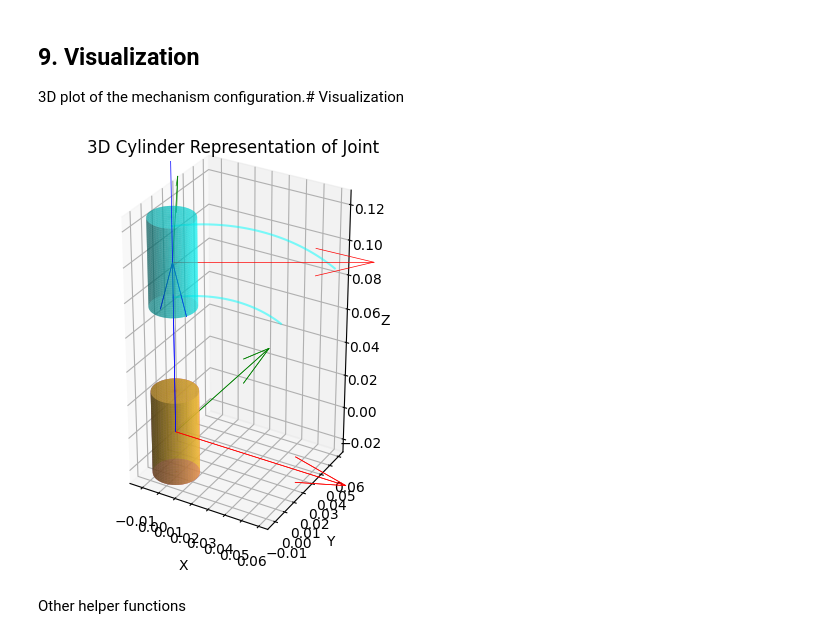
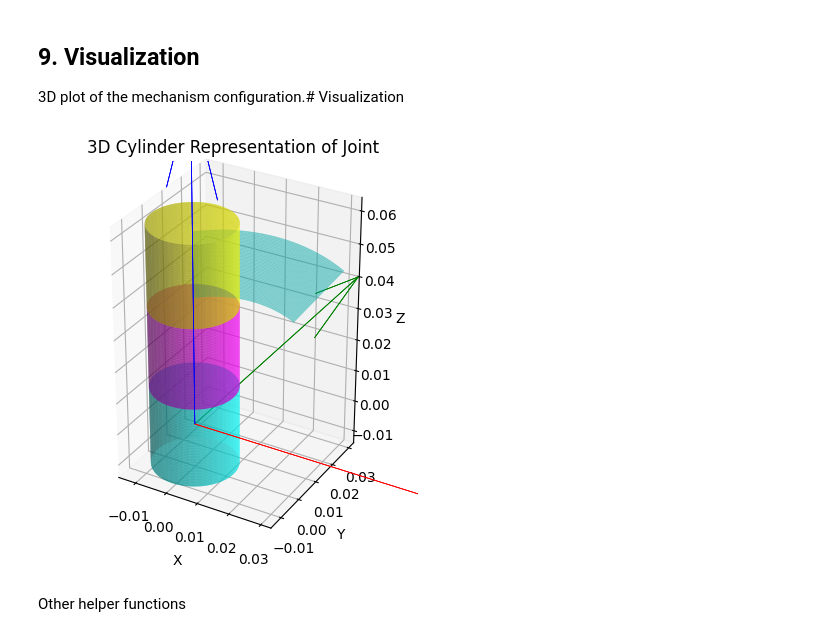
Before and after one commit to ChawinOph/spm-mechanics, a Jupyter notebook: notebooks/spm_kinematics.ipynb, the cells around one changed output. Saved outputs shown, nothing was run; the diff lists cells and outputs as text; code cells hidden in the pictures.

```diff
--- a/notebooks/spm_kinematics.ipynb
+++ b/notebooks/spm_kinematics.ipynb
@@ -1024,11 +976,11 @@ def plot_mechanism(theta_vals, alpha_i1_val=np.pi/2, title="3-RRR SPM Configurat
 # %%
 # plot 3D cylinder of joint
-def plot_joint_cylinder(ax, tf_mat=np.eye(4), radius=0.0125, height=0.05, color='cyan', alpha=0.5):
+def plot_joint_cylinder(ax, tf_mat=np.eye(4), z_offset=0.0, radius=0.0125, height=0.025, color='cyan', alpha=0.5):
     # number of points around circumference and height
     N = 50
 
     # Create cylinder points in local frame
-    z = np.linspace(-height/2, height/2, N)
+    z = np.linspace(-height/2 + z_offset, height/2 + z_offset, N)
     theta = np.linspace(0, 2 * np.pi, N)
     Z, Theta = np.meshgrid(z, theta)
     X = radius * np.cos(Theta)
@@ -1036,11 +988,11 @@ def plot_joint_cylinder(ax, tf_mat=np.eye(4), radius=0.0125, height=0.05, color=
 
     # draw lids for better visualization of the joint as a solid cylinder
     Radius, Theta = np.meshgrid(np.linspace(0, radius, N), theta)
-    Z_upper_lid = np.full_like(Z, height/2)
+    Z_upper_lid = np.full_like(Z, height/2 + z_offset)
     X_upperlid = Radius * np.cos(Theta)
     Y_upperlid = Radius * np.sin(Theta)
 
-    Z_lower_lid = np.full_like(Z, -height/2)
+    Z_lower_lid = np.full_like(Z, -height/2 + z_offset)
     X_lowerlid = Radius * np.cos(Theta)
     Y_lowerlid = Radius * np.sin(Theta)
 
@@ -1071,61 +1023,69 @@ def transform_points(tf_mat, X, Y, Z):
     transformed_points = tf_mat @ points
     return transformed_points[0, :].reshape(X.shape), transformed_points[1, :].reshape(Y.shape), transformed_points[2, :].reshape(Z.shape)
 
-def draw_curved_link(ax, u1, u2, radius=0.1, color='cyan', alpha=0.5):
+def draw_curved_link(ax, u1, u2, z_offset=0.0, radius=0.1, color='cyan', alpha=0.5):
     """Draw a curved link between two unit vectors u1 and u2."""
     # Create a curve from u1 to u2
     t = np.linspace(0, 1, 100)
     curve = (1 - t)[:, None] * u1 + t[:, None] * u2
     curve = curve / np.linalg.norm(curve, axis=1)[:, None] * radius  # scale to desired radius
+    curve[:, 2] += z_offset  # offset in z direction
 
     # Plot the curve
     ax.plot(curve[:, 0], curve[:, 1], curve[:, 2], color=color, alpha=alpha)
 
 
 def draw_curved_link_surface(ax, u1, u2, radius=0.1, thickness=0.02, color='cyan', alpha=0.5):
     """Draw a curved link with thickness between two unit vectors u1 and u2."""
     # normalize u1 and u2 to ensure they are unit vectors
     u1 = u1 / np.linalg.norm(u1)
     u2 = u2 / np.linalg.norm(u2)
-    # Create a curve from u1 to u2
-    t = np.linspace(0, 1, 100)
-    curve = (1 - t)[:, None] * u1 + t[:, None] * u2
-    curve_inner = curve / np.linalg.norm(curve, axis=1)[:, None] * (radius - thickness)  # scale to desired inner radius
-    curve_outer = curve / np.linalg.norm(curve, axis=1)[:, None] * (radius + thickness)  # scale to desired outer radius
+    sweep_angle = np.arccos(np.clip(u1.dot(u2), -1.0, 1.0))  # clip to avoid numerical errors
 
-    x1 = curve_inner[:, 0]
-    y1 = curve_inner[:, 1]
-    z1 = curve_inner[:, 2]
-    x2 = curve_outer[:, 0]
-    y2 = curve_outer[:, 1]
-    z2 = curve_outer[:, 2]
+    N = 50
+    theta = np.linspace(0, sweep_angle, N)
+    Radius, Theta = np.meshgrid(np.linspace(radius - thickness/2, radius + thickness/2, N), theta)
+    X = Radius * np.cos(Theta)
+    Y = Radius * np.sin(Theta)
+    Z = np.zeros_like(X)
 
-    # Create a surface by connecting inner and outer curves
-    ax.plot(x1, y1, z1, color=color, alpha=alpha)
-    ax.plot(x2, y2, z2, color=color, alpha=alpha)
+    # define coordinate frame for the link
+    x_axis = u1
+    z_axis = np.cross(u1, u2)
+    y_axis = np.cross(z_axis, x_axis)
+
+    if np.linalg.norm(z_axis) < 1e-6:
+        z_axis = np.array([0, 0, 1])  # fallback if u1 and u2 are parallel
+    else:
+        z_axis /= np.linalg.norm(z_axis)
+        y_axis /= np.linalg.norm(y_axis)
+
+    R_link = np.column_stack((x_axis, y_axis, z_axis))
+    tf_mat = np.eye(4)
+    tf_mat[:3, :3] = R_link
+
+    X, Y, Z = transform_points(tf_mat, X, Y, Z)
+    ax.plot_surface(X, Y, Z, alpha=alpha, color=color)
 
 def draw_end_effector_frame(ax, tf_mat=np.eye(4), length=0.1):
     """Draw the end-effector frame at the given transformation."""
     _plot_coordinate_frame(ax, tf_mat[:3, :3], tf_mat[:3, 3], length=length)
 
 fig = plt.figure()
 ax = fig.add_subplot(111, projection='3d')
 
 joint_tf = np.eye(4)
-euler_angles = [np.pi/6, 0, 0]  # example rotation
-joint_tf[:3, :3] = R.from_euler('zyx', euler_angles).as_matrix()
-joint_tf[:3, 3] = [0.0,  0.0, 0.1]  # example translation
 
 plot_joint_cylinder(ax, tf_mat=joint_tf, color='cyan')
-plot_joint_cylinder(ax, color='magenta')
-plot_joint_cylinder(ax, color='yellow')
-draw_curved_link_surface(ax, u1=[0, 0, 1], u2=[0.5, 0.5, 0.707], radius=0.1, color='cyan')
+plot_joint_cylinder(ax, color='magenta', z_offset=0.025)
+plot_joint_cylinder(ax, color='yellow', z_offset=0.05)
+draw_curved_link_surface(ax, u1=[0, 0, 1], u2=[0.5, 0.5, 0.707], radius=0.05, color='cyan')
 
 # ax.set_box_aspect([1, 1, 1])
 ax.set_aspect('equal')
 plt.show()
 # %% [output]
-[figure, old version]
+[figure, new version]
 # %% [markdown]
 Other helper functions
 # %%
```
Also changed, not shown: parts of 5 cells of this notebook.
